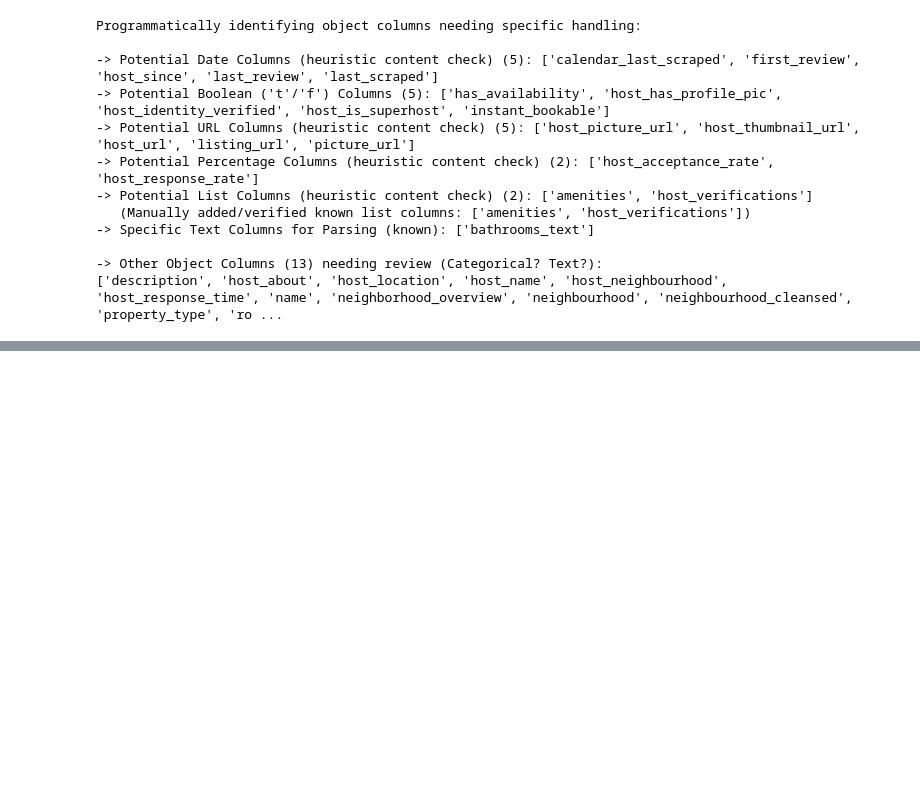
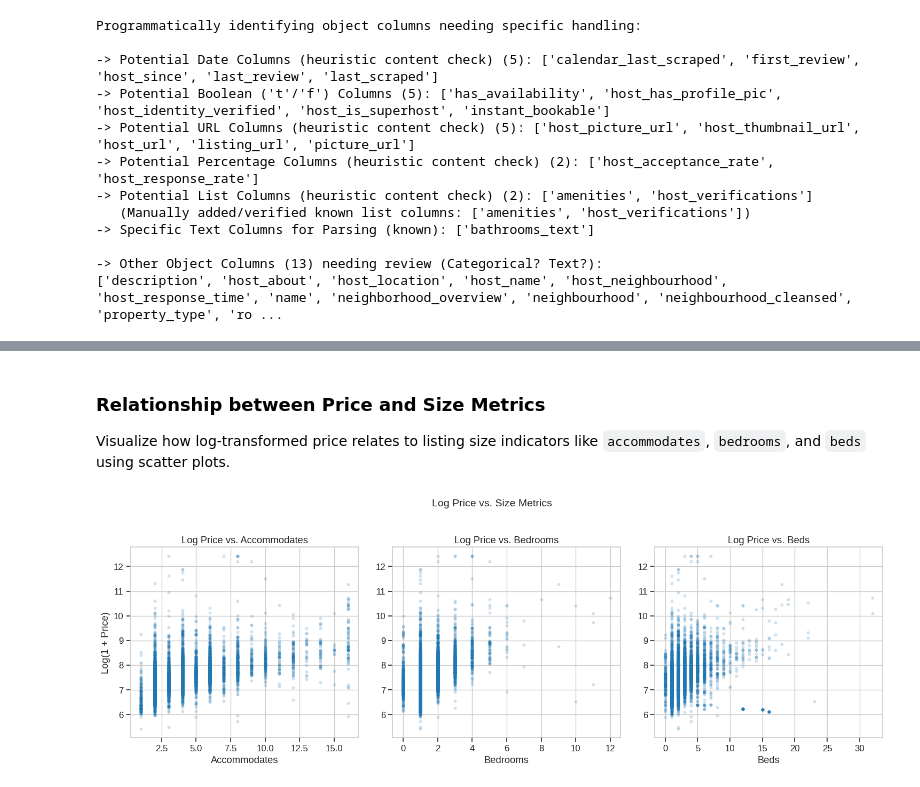
Before and after one commit to DataXteam/Airbnb_data_analysis, a Jupyter notebook: notebooks/01-Data_Understanding.ipynb, the cells around one changed output, grey strips where cells are left out. Cells and saved outputs as stored; diff of their text form; code cells hidden in the pictures; blank space fills up the shorter version.

```diff
--- a/notebooks/01-Data_Understanding.ipynb
+++ b/notebooks/01-Data_Understanding.ipynb
@@ -718,0 +1092,46 @@ This systematic identification ensures that columns are appropriately formatted
+# %% [markdown]
+### Relationship between Price and Size Metrics
+Visualize how log-transformed price relates to listing size indicators like `accommodates`, `bedrooms`, and `beds` using scatter plots.
+# %%
+# Price vs. Accommodates / Bedrooms / Beds (using log_price)
+if 'df_listings' in locals() and 'log_price' in df_listings.columns:
+
+    # Columns to plot
+    scatter_cols = ['accommodates', 'bedrooms', 'beds']
+
+    # Ensure columns exist and are numeric before proceeding
+    valid_scatter_cols = [
+        col for col in scatter_cols
+        if col in df_listings.columns and pd.api.types.is_numeric_dtype(df_listings[col])
+        ]
+
+    if valid_scatter_cols:
+        # Drop rows where log_price or any of the scatter_cols are NaN for plotting
+        df_plot_scatter = df_listings[['log_price'] + valid_scatter_cols].dropna()
+
+        if not df_plot_scatter.empty:
+            n_cols = len(valid_scatter_cols)
+            plt.figure(figsize=(n_cols * 5, 5)) # Adjust size
+
+            for i, col in enumerate(valid_scatter_cols):
+                plt.subplot(1, n_cols, i + 1)
+                # Use scatterplot with low alpha for dense areas
+                sns.scatterplot(data=df_plot_scatter, x=col, y='log_price', alpha=0.2, s=15, edgecolor=None)
+                # Optional: Add a regression line to see linear trend
+                # sns.regplot(data=df_plot_scatter, x=col, y='log_price', scatter_kws={'alpha':0.1, 's':10}, line_kws={'color':'red'})
+                plt.title(f'Log Price vs. {col.replace("_", " ").capitalize()}')
+                plt.xlabel(col.replace("_", " ").capitalize())
+                plt.ylabel('Log(1 + Price)' if i == 0 else '') # Only label y-axis once
+
+            plt.suptitle('Log Price vs. Size Metrics', y=1.03, fontsize=14)
+            plt.tight_layout(pad=1.0)
+            plt.show()
+        else:
+            print("No valid data to plot after dropping NaNs for scatter plots.")
+    else:
+        print("None of the specified columns for scatter plots (accommodates, bedrooms, beds) are valid numeric columns.")
+
+else:
+    print("Error: df_listings or 'log_price' column not found.")
+# %% [output]
+[figure, added]
```
Also changed, not shown: parts of 31 cells of this notebook.
